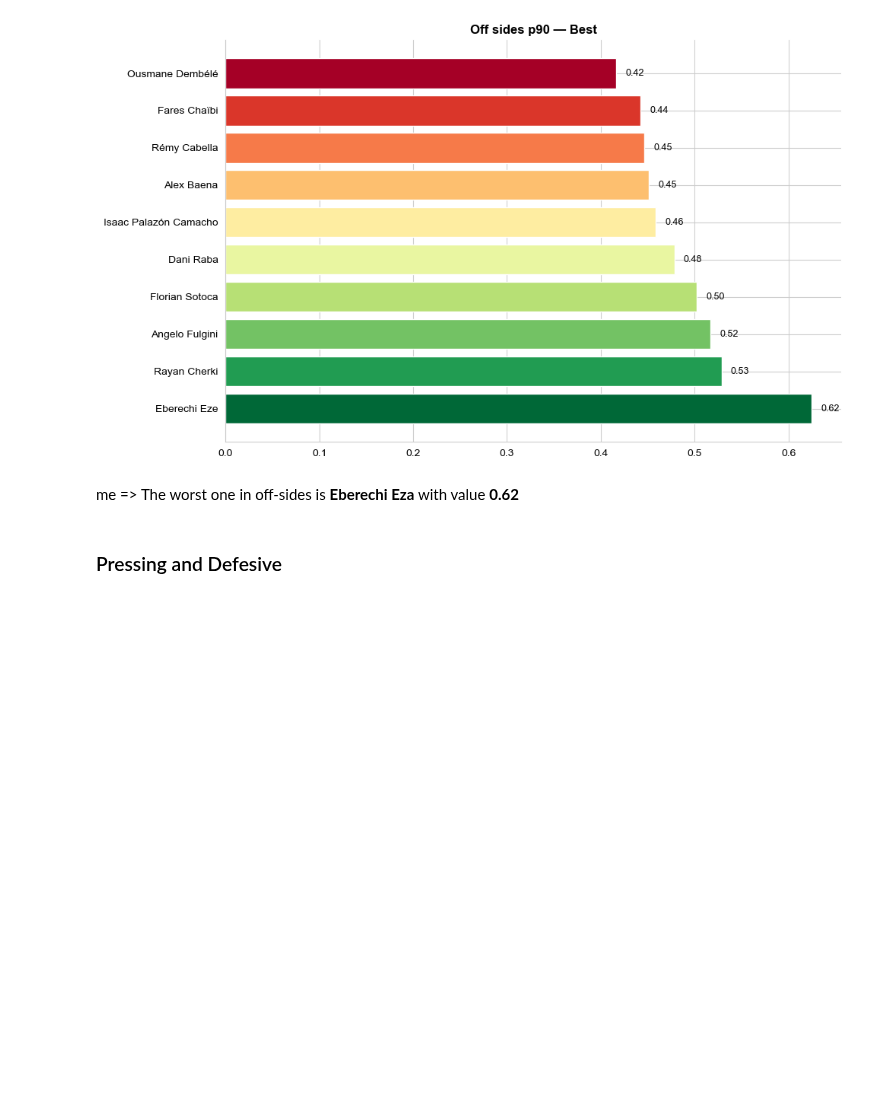
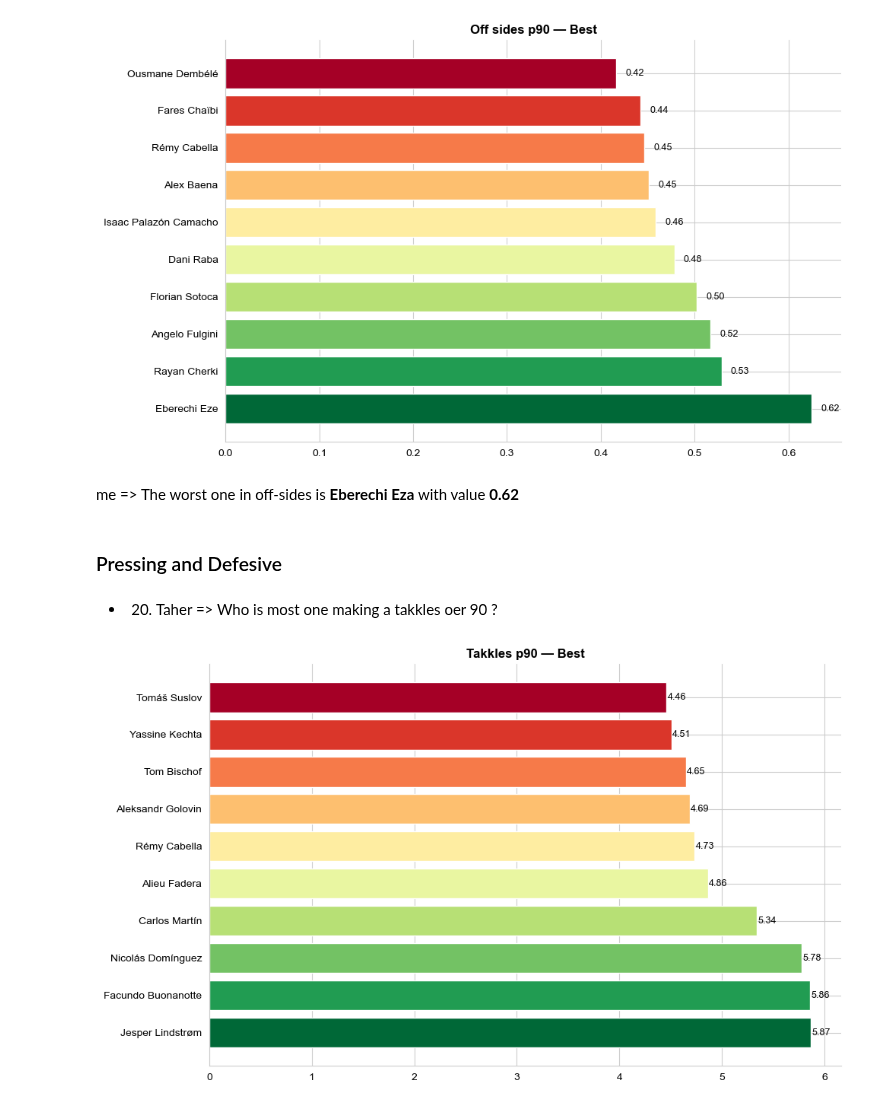
Before and after one commit to MoustafaMohamedMahmoud/Football, a Jupyter notebook: Football_Python_Notebook.ipynb, the cells around one changed output. Saved outputs shown, nothing was run; the diff lists cells and outputs as text; code cells hidden in the pictures; blank space fills up the shorter version.

```diff
--- a/Football_Python_Notebook.ipynb
+++ b/Football_Python_Notebook.ipynb
@@ -1168,3 +1168,33 @@ plt.show()
 me => The worst one in off-sides is **Eberechi Eza** with value **0.62**
 # %% [markdown]
 ### Pressing and Defesive
+# %% [markdown]
+- 20. Taher => Who is most one making a takkles oer 90 ?
+# %%
+wingers['Takkles p90'] = (wingers['Tkl'] + wingers['Lost']) / wingers['90s']
+# %%
+fig, ax = plt.subplots(figsize=(10, 6))
+fig.set_facecolor('white')
+
+top10 = wingers.nlargest(10, 'Takkles p90')[['Player', 'Takkles p90']].reset_index(drop=True)
+
+colors = plt.cm.RdYlGn(np.linspace(1, 0, len(top10)))
+bars = ax.barh(top10['Player'], top10['Takkles p90'], color=colors)
+
+for bar, val in zip(bars, top10['Takkles p90']):
+    ax.text(bar.get_width() + 0.01, bar.get_y() + bar.get_height() / 2,
+            f'{val:.2f}', va='center', ha='left', fontsize=9, color='black')
+
+ax.set_title('Takkles p90 — Best', color='black', fontsize=12, fontweight='bold')
+ax.set_facecolor('white')
+ax.tick_params(colors='black')
+ax.spines['bottom'].set_color('#ccc')
+ax.spines['left'].set_color('#ccc')
+ax.spines['top'].set_visible(False)
+ax.spines['right'].set_visible(False)
+
+plt.tight_layout()
+#plt.savefig('Takkles p90.png', dpi=150, bbox_inches='tight', facecolor='white')
+plt.show()
+# %% [output]
+[figure, added]
```
Also changed, not shown: parts of 17 cells of this notebook.
